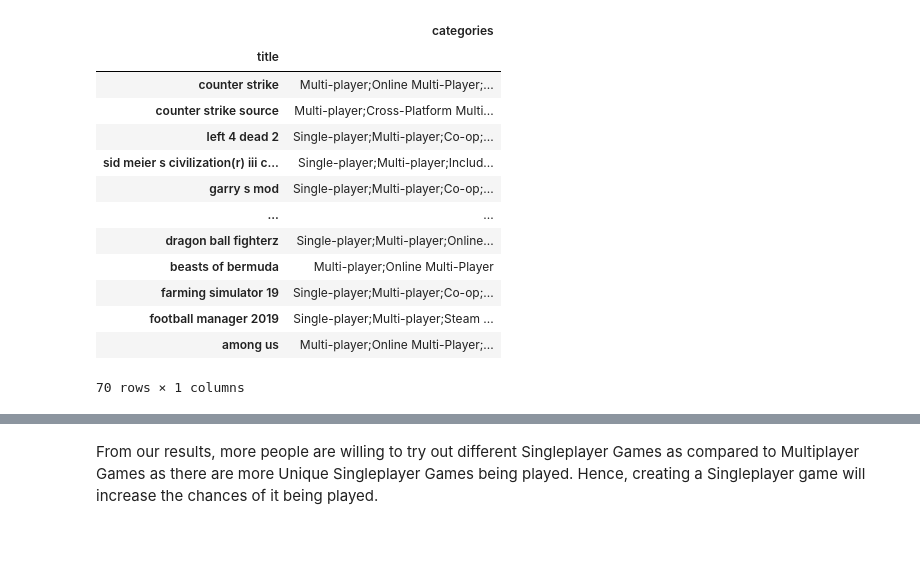
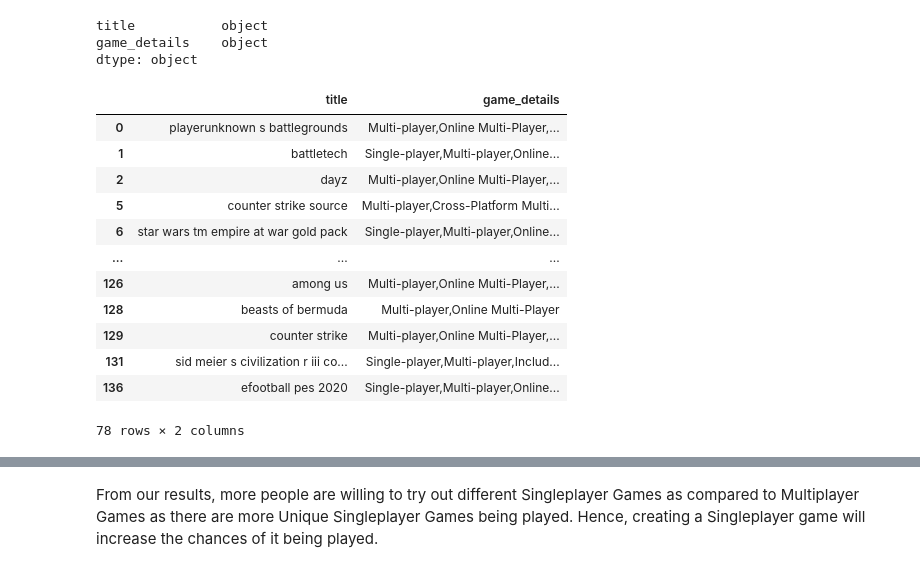
Before and after one commit to pyaepyaelily/videoGame, a Jupyter notebook: Mutli_Single_Final.ipynb, the cells around one changed output, grey strips where cells are left out. Cells and saved outputs as stored; diff of their text form; code cells hidden in the pictures; blank space fills up the shorter version.

```diff
--- a/Mutli_Single_Final.ipynb
+++ b/Mutli_Single_Final.ipynb
@@ -63,3 +88,0 @@ tags
-# %%
-steamUniqueTitle = pd.read_excel("output.xlsx", sheet_name = 'Sheet1', header = 0)
-steamUniqueTitle
@@ -97,0 +89,10 @@ games
+# %%
+match_title = tags.title.isin(steamCombinedReviews.title)
+steamUniqueTitle4 = tags[match_title]
+steamUniqueTitle = steamUniqueTitle.drop_duplicates(['title'])
+steamUniqueTitle = steamUniqueTitle.reset_index(drop=True)
+
+nan_value = float("NaN")
+steamUniqueTitle.replace("", nan_value, inplace=True)
+steamUniqueTitle.dropna(subset = ["title"], inplace=True)
+steamUniqueTitle
@@ -98,20 +113,24 @@ games
+# %%
+steamUniqueTitle.dtypes
+# %% [output]
+title           object
+game_details    object
+dtype: object
 # %%
-multi = games[games['categories'].str.contains('Multi-player', regex = False)]
-multi.set_index('title', inplace = True)
+multi = steamUniqueTitle[steamUniqueTitle['game_details'].str.contains('Multi-player', regex = False)]
 multi
 # %% [output]
-|  | categories |
-| title |  |
-| counter strike | Multi-player;Online Multi-Player;... |
-| counter strike source | Multi-player;Cross-Platform Multi... |
-| left 4 dead 2 | Single-player;Multi-player;Co-op;... |
-| sid meier s civilization(r) iii c... | Single-player;Multi-player;Includ... |
-| garry s mod | Single-player;Multi-player;Co-op;... |
-| ... | ... |
-| dragon ball fighterz | Single-player;Multi-player;Online... |
-| beasts of bermuda | Multi-player;Online Multi-Player |
-| farming simulator 19 | Single-player;Multi-player;Co-op;... |
-| football manager 2019 | Single-player;Multi-player;Steam ... |
-| among us | Multi-player;Online Multi-Player;... |
+|  | title | game_details |
+| 0 | playerunknown s battlegrounds | Multi-player,Online Multi-Player,... |
+| 1 | battletech | Single-player,Multi-player,Online... |
+| 2 | dayz | Multi-player,Online Multi-Player,... |
+| 5 | counter strike source | Multi-player,Cross-Platform Multi... |
+| 6 | star wars tm empire at war gold pack | Single-player,Multi-player,Online... |
+| ... | ... | ... |
+| 126 | among us | Multi-player,Online Multi-Player,... |
+| 128 | beasts of bermuda | Multi-player,Online Multi-Player |
+| 129 | counter strike | Multi-player,Online Multi-Player,... |
+| 131 | sid meier s civilization r iii co... | Single-player,Multi-player,Includ... |
+| 136 | efootball pes 2020 | Single-player,Multi-player,Online... |
-70 rows × 1 columns
+78 rows × 2 columns
 # %%
```
Also changed, not shown: parts of 11 cells of this notebook.
